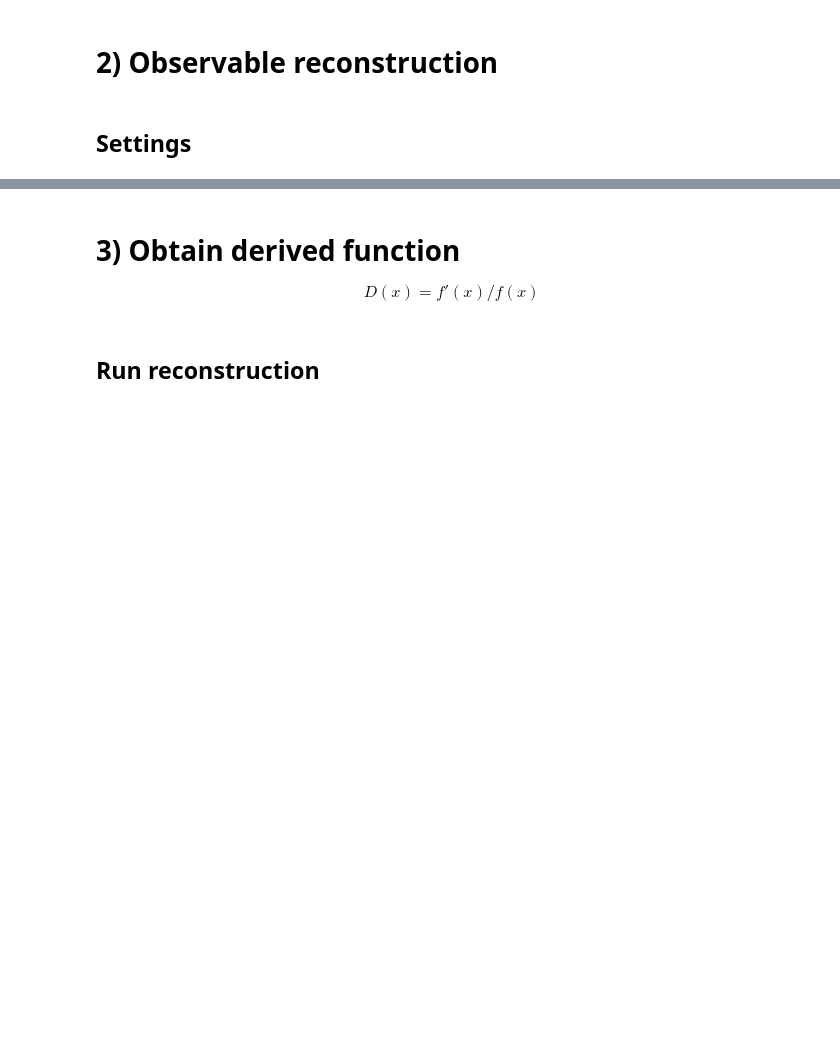
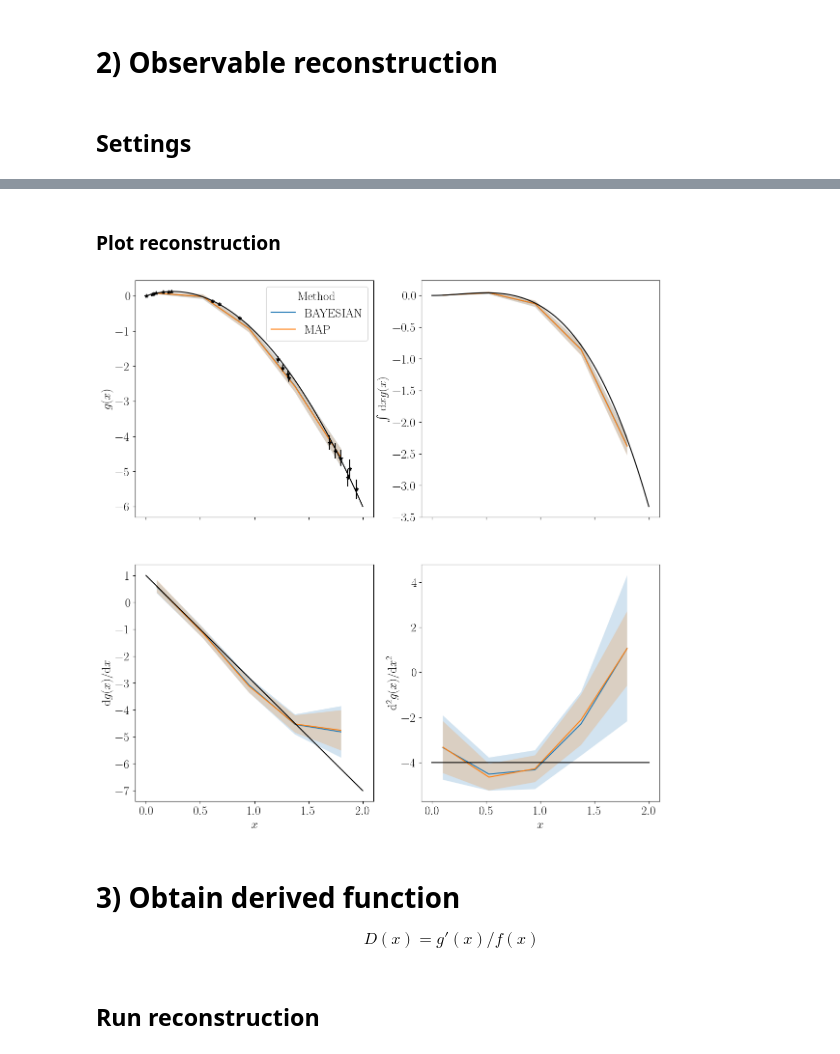
Before and after one commit to matmartinelli/CoRe, a Jupyter notebook: Example_derived_reconstruction.ipynb, the cells around one changed output, grey strips where cells are left out. Cells and saved outputs as stored; diff of their text form; code cells hidden in the pictures; blank space fills up the shorter version.

```diff
--- a/Example_derived_reconstruction.ipynb
+++ b/Example_derived_reconstruction.ipynb
@@ -160,4 +232,42 @@ for ind,deriv in enumerate(possible_derivatives):
+# %% [markdown]
+### Plot reconstruction
+# %%
+xplot = np.linspace(xmin,xmax,100)
+fig,axes = plt.subplots(nrows=2,ncols=2,sharey=False,sharex=True,figsize=(14,14))
+
+for ind,deriv in enumerate(possible_derivatives):
+    if ind == 0:
+        i = 0
+        j = 0
+        label = y_label_func2
+    elif ind == 1:
+        i = 0
+        j = 1
+        label = r'$\int$ d'+x_label+''+y_label_func2
+    elif ind == 2:
+        i = 1
+        j = 0
+        label = r'd'+y_label_func2+'/d'+x_label
+    elif ind == 3:
+        i = 1
+        j = 1
+        label = r'd$^2$'+y_label_func2+'/d'+x_label+r'$^2$'
+
+    for method in methods:
+        df = allmeans[allmeans['Method']==method]
+        axes[i,j].fill_between(x_recon,df[deriv]+df[deriv+'_err'],df[deriv]-df[deriv+'_err'],alpha=0.2)
+    if ind == 0:
+        sb.lineplot(allmeans,x='x',y=deriv,ax=axes[i,j],hue='Method')
+    else:
+        sb.lineplot(allmeans,x='x',y=deriv,ax=axes[i,j],hue='Method',legend=0)
+    axes[i,j].plot(xplot,theory_model_func2(xplot)[deriv],color='black')
+    if deriv == 'f':
+        axes[i,j].errorbar(dataset_func2['x'],dataset_func2[deriv],yerr=dataset_func2[deriv+'_err'],color='black',ls='',marker='*')
+    axes[i,j].set_xlabel(x_label)
+    axes[i,j].set_ylabel(label)
+# %% [output]
+[figure, added]
 # %% [markdown]
 # 3) Obtain derived function
 
-$$D(x)=f'(x)/f(x)$$
+$$D(x)=g'(x)/f(x)$$
```
Also changed, not shown: parts of 33 cells of this notebook.
